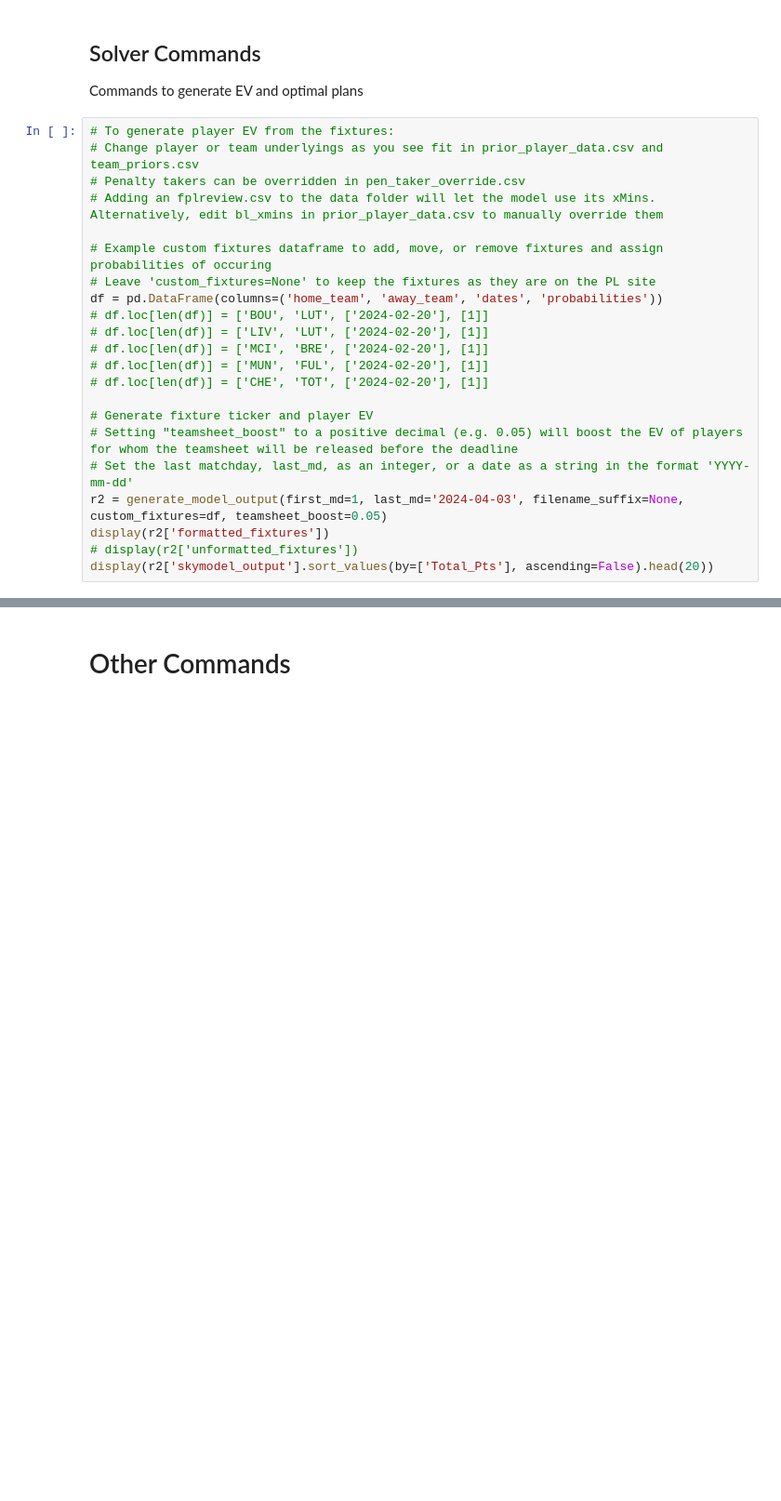
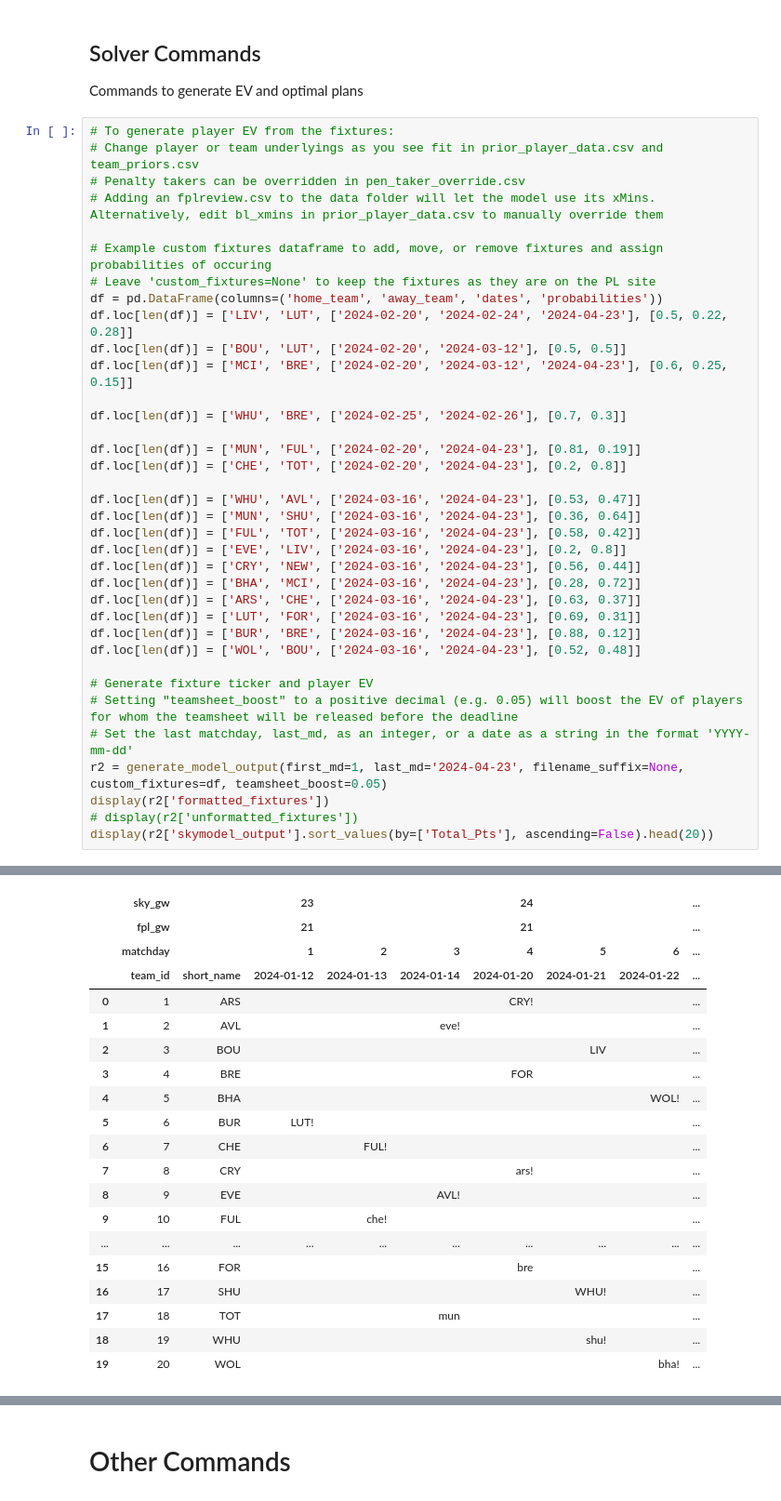
Before and after one commit to SamTroy/SkyFF_Optimization, a Jupyter notebook: notebooks/sky_opt_v1.ipynb, the cells around one changed output, grey strips where cells are left out. Shown at 93% size. Drawn from its saved outputs; the diff is of its cells as text; blank space fills up the shorter version.

```diff
--- a/notebooks/sky_opt_v1.ipynb
+++ b/notebooks/sky_opt_v1.ipynb
@@ -1142,16 +1153,31 @@ Commands to generate EV and optimal plans
 # Example custom fixtures dataframe to add, move, or remove fixtures and assign probabilities of occuring
 # Leave 'custom_fixtures=None' to keep the fixtures as they are on the PL site
 df = pd.DataFrame(columns=('home_team', 'away_team', 'dates', 'probabilities'))
-# df.loc[len(df)] = ['BOU', 'LUT', ['2024-02-20'], [1]]
-# df.loc[len(df)] = ['LIV', 'LUT', ['2024-02-20'], [1]]
-# df.loc[len(df)] = ['MCI', 'BRE', ['2024-02-20'], [1]]
-# df.loc[len(df)] = ['MUN', 'FUL', ['2024-02-20'], [1]]
-# df.loc[len(df)] = ['CHE', 'TOT', ['2024-02-20'], [1]]
+df.loc[len(df)] = ['LIV', 'LUT', ['2024-02-20', '2024-02-24', '2024-04-23'], [0.5, 0.22, 0.28]]
+df.loc[len(df)] = ['BOU', 'LUT', ['2024-02-20', '2024-03-12'], [0.5, 0.5]]
+df.loc[len(df)] = ['MCI', 'BRE', ['2024-02-20', '2024-03-12', '2024-04-23'], [0.6, 0.25, 0.15]]
+
+df.loc[len(df)] = ['WHU', 'BRE', ['2024-02-25', '2024-02-26'], [0.7, 0.3]]
+
+df.loc[len(df)] = ['MUN', 'FUL', ['2024-02-20', '2024-04-23'], [0.81, 0.19]]
+df.loc[len(df)] = ['CHE', 'TOT', ['2024-02-20', '2024-04-23'], [0.2, 0.8]]
+
+df.loc[len(df)] = ['WHU', 'AVL', ['2024-03-16', '2024-04-23'], [0.53, 0.47]]
+df.loc[len(df)] = ['MUN', 'SHU', ['2024-03-16', '2024-04-23'], [0.36, 0.64]]
+df.loc[len(df)] = ['FUL', 'TOT', ['2024-03-16', '2024-04-23'], [0.58, 0.42]]
+df.loc[len(df)] = ['EVE', 'LIV', ['2024-03-16', '2024-04-23'], [0.2, 0.8]]
+df.loc[len(df)] = ['CRY', 'NEW', ['2024-03-16', '2024-04-23'], [0.56, 0.44]]
+df.loc[len(df)] = ['BHA', 'MCI', ['2024-03-16', '2024-04-23'], [0.28, 0.72]]
+df.loc[len(df)] = ['ARS', 'CHE', ['2024-03-16', '2024-04-23'], [0.63, 0.37]]
+df.loc[len(df)] = ['LUT', 'FOR', ['2024-03-16', '2024-04-23'], [0.69, 0.31]]
+df.loc[len(df)] = ['BUR', 'BRE', ['2024-03-16', '2024-04-23'], [0.88, 0.12]]
+df.loc[len(df)] = ['WOL', 'BOU', ['2024-03-16', '2024-04-23'], [0.52, 0.48]]
 
 # Generate fixture ticker and player EV
 # Setting "teamsheet_boost" to a positive decimal (e.g. 0.05) will boost the EV of players for whom the teamsheet will be released before the deadline
 # Set the last matchday, last_md, as an integer, or a date as a string in the format 'YYYY-mm-dd'
-r2 = generate_model_output(first_md=1, last_md='2024-04-03', filename_suffix=None, custom_fixtures=df, teamsheet_boost=0.05)
+r2 = generate_model_output(first_md=1, last_md='2024-04-23', filename_suffix=None, custom_fixtures=df, teamsheet_boost=0.05)
 display(r2['formatted_fixtures'])
 # display(r2['unformatted_fixtures'])
 display(r2['skymodel_output'].sort_values(by=['Total_Pts'], ascending=False).head(20))
+# %% [output]
@@ -1157,0 +1186,20 @@ display(r2['skymodel_output'].sort_values(by=['Total_Pts'], ascending=False).hea
+|  | sky_gw |  | 23 |  |  | 24 |  |  | ... |
+|  | fpl_gw |  | 21 |  |  | 21 |  |  | ... |
+|  | matchday |  | 1 | 2 | 3 | 4 | 5 | 6 | ... |
+|  | team_id | short_name | 2024-01-12 | 2024-01-13 | 2024-01-14 | 2024-01-20 | 2024-01-21 | 2024-01-22 | ... |
+| 0 | 1 | ARS |  |  |  | CRY! |  |  | ... |
+| 1 | 2 | AVL |  |  | eve! |  |  |  | ... |
+| 2 | 3 | BOU |  |  |  |  | LIV |  | ... |
+| 3 | 4 | BRE |  |  |  | FOR |  |  | ... |
+| 4 | 5 | BHA |  |  |  |  |  | WOL! | ... |
+| 5 | 6 | BUR | LUT! |  |  |  |  |  | ... |
+| 6 | 7 | CHE |  | FUL! |  |  |  |  | ... |
+| 7 | 8 | CRY |  |  |  | ars! |  |  | ... |
+| 8 | 9 | EVE |  |  | AVL! |  |  |  | ... |
+| 9 | 10 | FUL |  | che! |  |  |  |  | ... |
+| ... | ... | ... | ... | ... | ... | ... | ... | ... | ... |
+| 15 | 16 | FOR |  |  |  | bre |  |  | ... |
+| 16 | 17 | SHU |  |  |  |  | WHU! |  | ... |
+| 17 | 18 | TOT |  |  | mun |  |  |  | ... |
+| 18 | 19 | WHU |  |  |  |  | shu! |  | ... |
+| 19 | 20 | WOL |  |  |  |  |  | bha! | ... |
```
Also changed, not shown: parts of 6 cells of this notebook, 1 other file.
